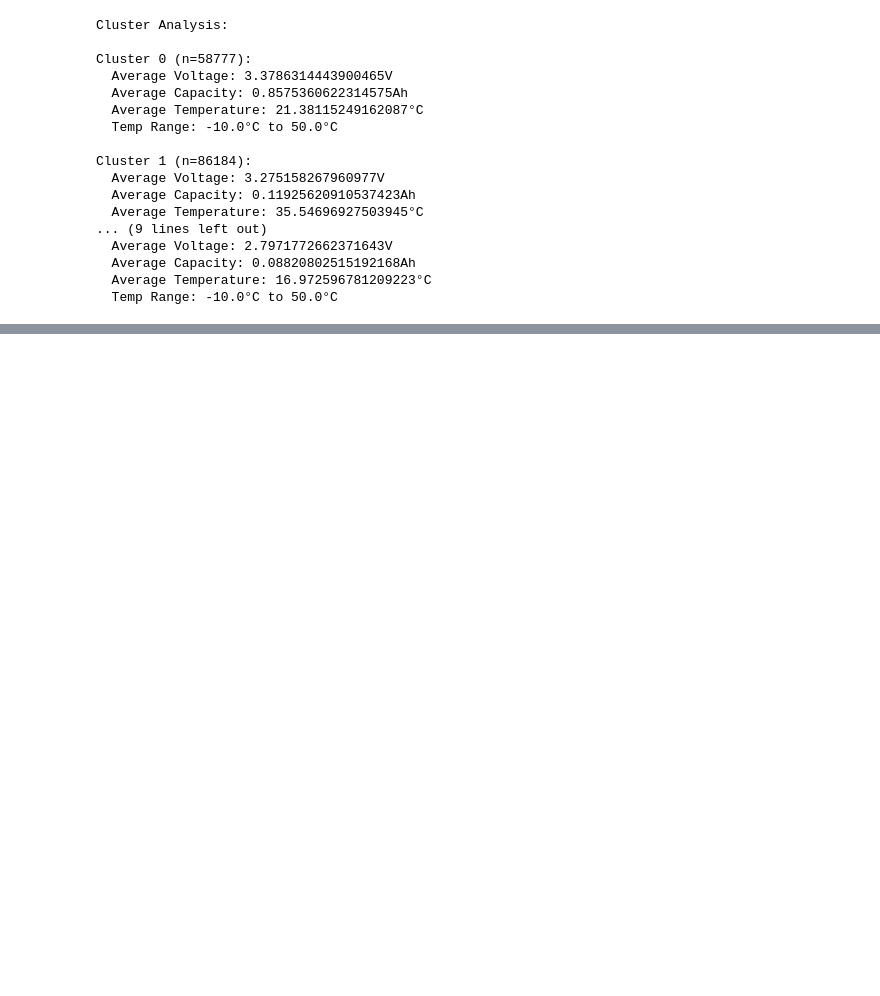
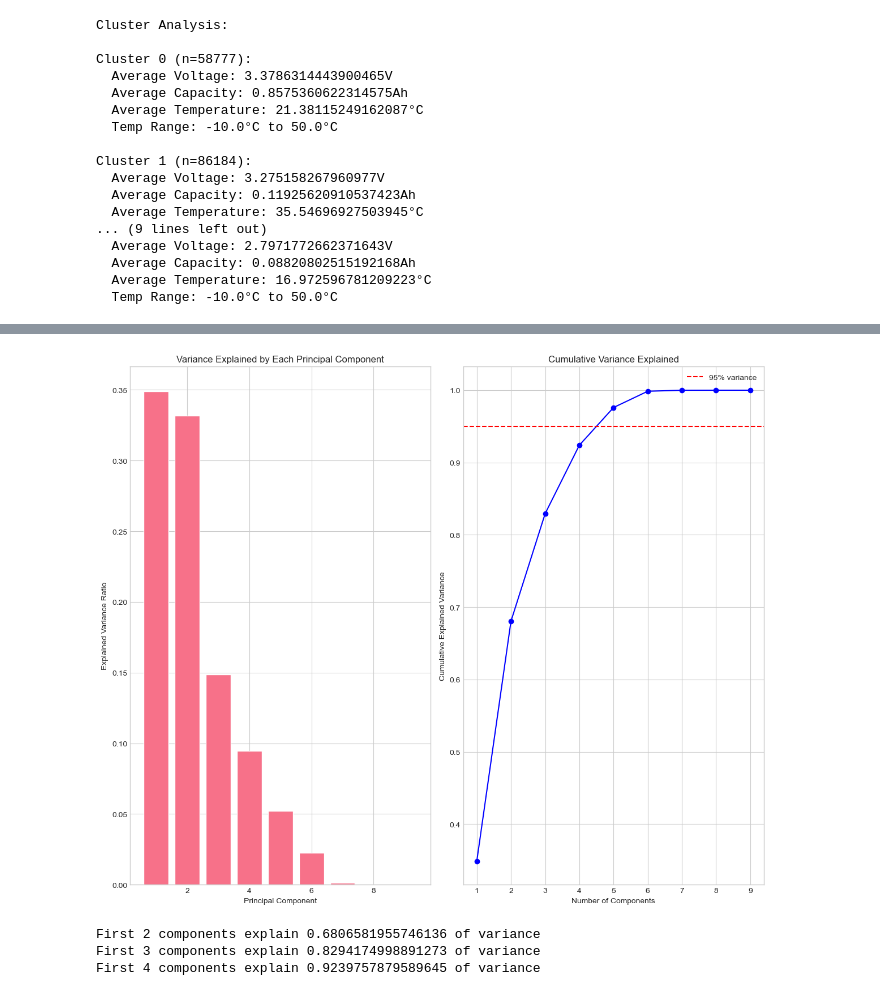
Before and after one commit to Jai-Kumar786/Machine_Learning_and_Alogorithms, a Jupyter notebook: 05-19-2025 Scikit-Learn with A123 Battery Data .ipynb, the cells around one changed output, grey strips where cells are left out. Cells and saved outputs as stored; diff of their text form; code cells hidden in the pictures; blank space fills up the shorter version.

```diff
--- a/05-19-2025 Scikit-Learn with A123 Battery Data .ipynb
+++ b/05-19-2025 Scikit-Learn with A123 Battery Data .ipynb
@@ -2243,0 +2333,51 @@ Cluster 1 (n=86184):
+# %%
+# Apply PCA to understand main sources of variation
+from sklearn .decomposition import PCA
+
+# Use more features for a comprehensive analysis
+pca_features = ['Voltage(V)' , 'Charge_Capacity(Ah)' , 'Discharge_Capacity(Ah)' ,
+ 'Test_Temperature' , 'Test_Time(s)','Temperature (C)_1', 'Temperature (C)_2','dV/dt(V/s)','Current(A)'  ]
+
+# Prepare data (using a subset for faster computation)
+X_pca = battery_data_clean [pca_features ].copy ()
+X_pca = X_pca .dropna ()
+
+# Scale the data
+scaler_pca = StandardScaler ()
+X_pca_scaled = scaler_pca .fit_transform (X_pca )
+
+# Apply PCA
+pca = PCA ()
+X_pca_transformed = pca .fit_transform (X_pca_scaled )
+
+# Plot explained variance ratio
+plt .figure (figsize =(12 , 10))
+# Subplot 1: Explained variance by component
+plt .subplot (1, 2, 1)
+plt .bar (range (1, len (pca .explained_variance_ratio_ ) + 1),
+ pca .explained_variance_ratio_ )
+plt .xlabel ('Principal Component' )
+plt .ylabel ('Explained Variance Ratio' )
+plt .title ('Variance Explained by Each Principal Component' )
+
+# Subplot 2: Cumulative explained variance
+plt .subplot (1, 2, 2)
+cumulative_variance = np .cumsum (pca .explained_variance_ratio_ )
+plt .plot (range (1, len (cumulative_variance ) + 1), cumulative_variance , 'bo-' )
+plt .axhline (y=0.95 , color ='r' , linestyle ='--' , label ='95% variance' )
+plt .xlabel ('Number of Components' )
+plt .ylabel ('Cumulative Explained Variance' )
+plt .title ('Cumulative Variance Explained' )
+plt .legend ()
+plt .grid (True )
+plt .tight_layout ()
+plt .show ()
+
+print (f"First 2 components explain {cumulative_variance [1] } of variance" )
+print (f"First 3 components explain {cumulative_variance [2] } of variance" )
+print (f"First 4 components explain {cumulative_variance [3] } of variance" )
+# %% [output]
+[figure, added]
+First 2 components explain 0.6806581955746136 of variance
+First 3 components explain 0.8294174998891273 of variance
+First 4 components explain 0.9239757879589645 of variance
```
Also changed, not shown: parts of 4 cells of this notebook.
